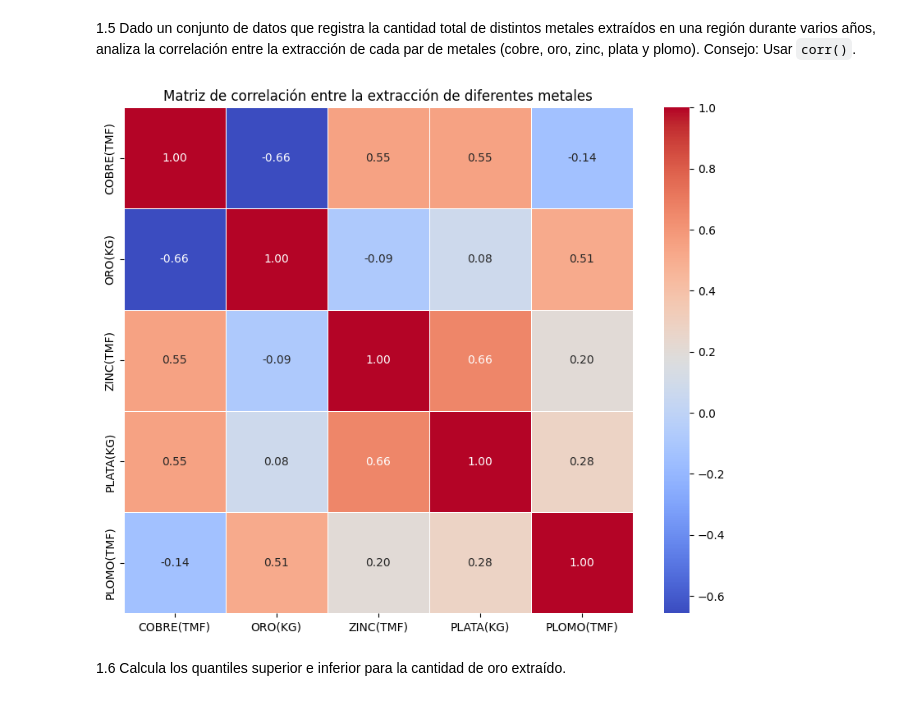
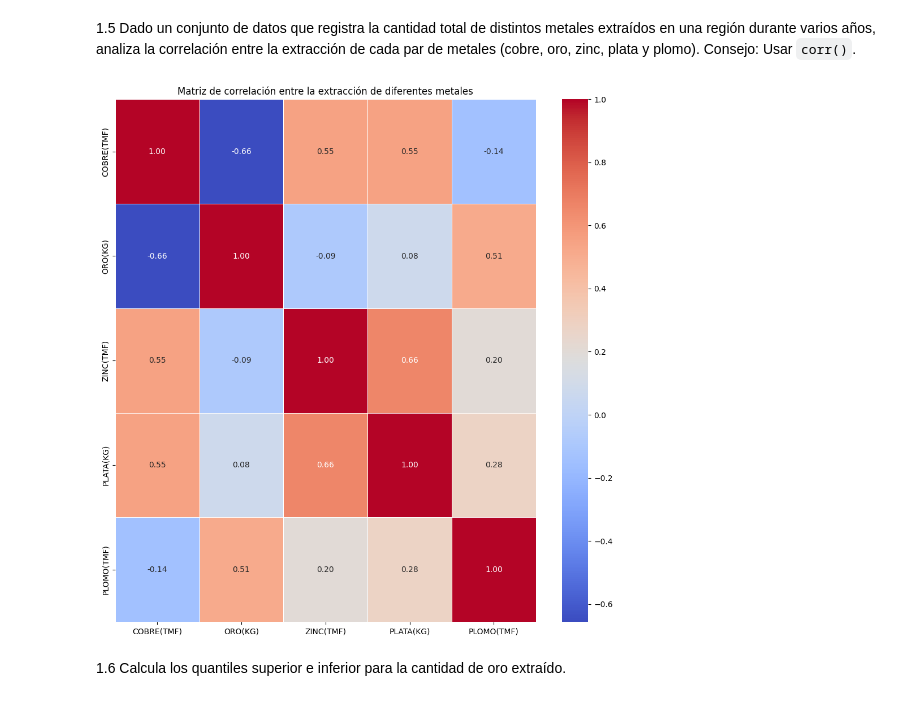
Before and after one commit to Armando1701/UTEC_Phyton_Jorge, a Jupyter notebook: Sesión_1_[Student_View].ipynb, the cells around one changed output. Drawn from its saved outputs; the diff is of its cells as text; code cells hidden in the pictures.

```diff
--- a/Sesión_1_[Student_View].ipynb
+++ b/Sesión_1_[Student_View].ipynb
@@ -39,9 +39,9 @@ import numpy as np
 import xml.etree.ElementTree as ET
 
 # Lee el archivo .xlsx
-df = pd.read_excel(PATH + "Metales.xlsx")
+df = pd.read_excel("Metales.xlsx")
 
 # df.head()  # Muestra solo los 5 primeros elementos del dataframe
-df
+df.tail(10)
 # %% [output]
 |  | AÑO | COBRE(TMF) | ORO(KG) | ZINC(TMF) | PLATA(KG) | PLOMO(TMF) |
@@ -134,23 +248,23 @@ print("En el año 2020, el material que se extrajo en la menor cantidad en kilog
 # %%
 import pandas as pd
 import seaborn as sns
 import matplotlib.pyplot as plt
 
 # Suponiendo que tienes un DataFrame llamado df con las columnas COBRE(TMF), ORO(KG), ZINC(TMF), PLATA(KG) y PLOMO(TMF)
 
 # Seleccionar las columnas relevantes para el análisis de correlación
 datos_metales = df[['COBRE(TMF)', 'ORO(KG)', 'ZINC(TMF)', 'PLATA(KG)', 'PLOMO(TMF)']]
 
 # Calcular la matriz de correlación
-matriz_correlacion = ### Completar
+matriz_correlacion = datos_metales.corr()
 
 # Visualizar la matriz de correlación utilizando un mapa de calor
-plt.figure(figsize=(10, 8))
+plt.figure(figsize=(12, 12))
 sns.heatmap(matriz_correlacion, annot=True, cmap='coolwarm', fmt=".2f", linewidths=.5)
 plt.title('Matriz de correlación entre la extracción de diferentes metales')
 plt.show()
 # %% [output]
-[figure, old version]
+[figure, new version]
 # %% [markdown]
 1.6  Calcula los quantiles superior e inferior para la cantidad de oro extraído.
 # %%
```
Also changed, not shown: parts of 16 cells of this notebook.
